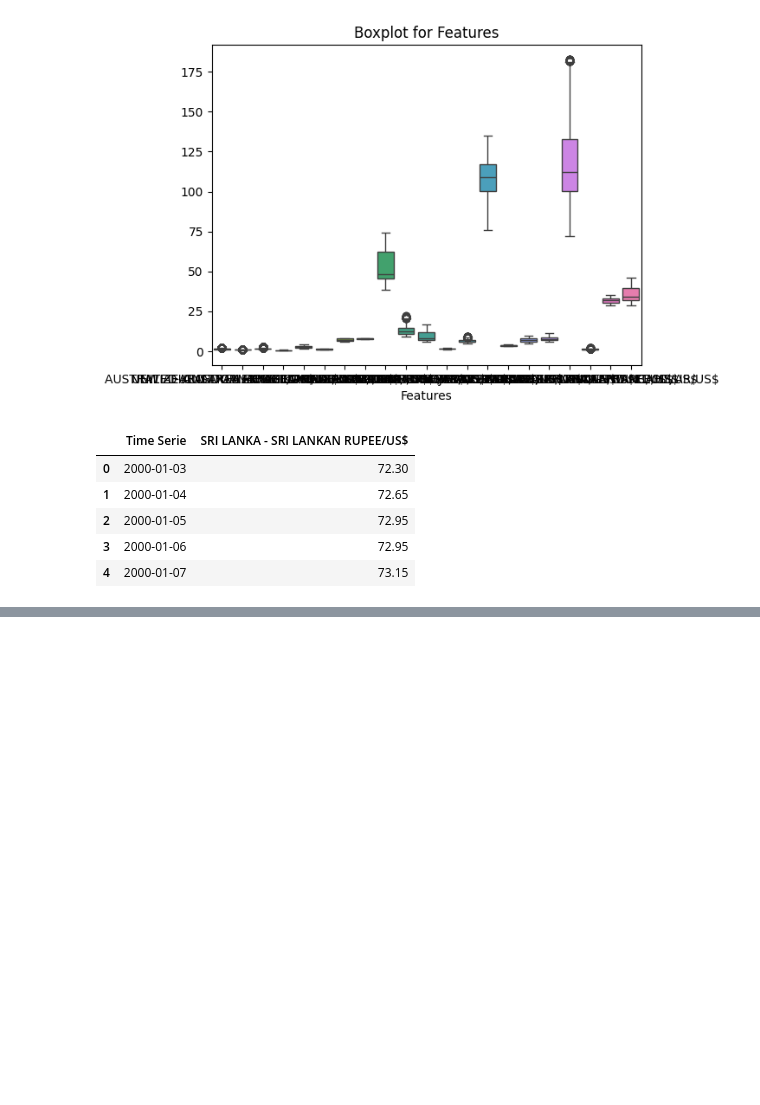
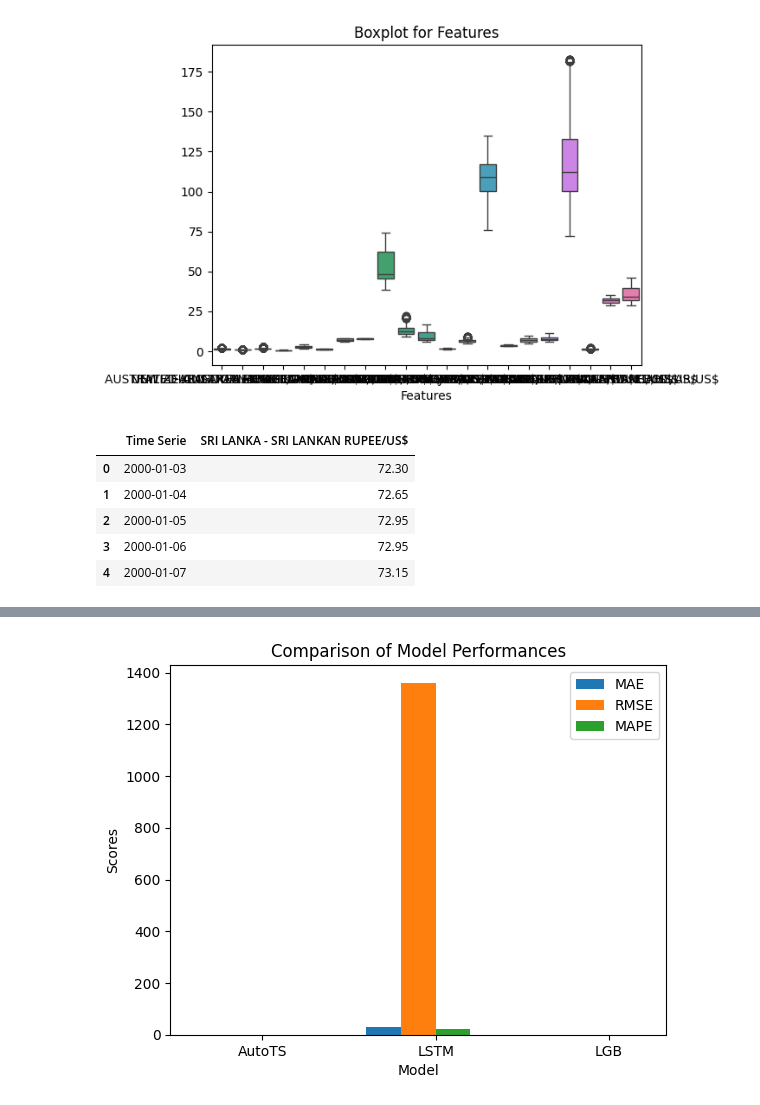
Before and after one commit to bulela00/Forex_Currency_Prediction-repo, a Jupyter notebook: analysis.ipynb, the cells around one changed output, grey strips where cells are left out. Saved outputs shown, nothing was run; the diff lists cells and outputs as text; code cells hidden in the pictures; blank space fills up the shorter version.

```diff
--- a/analysis.ipynb
+++ b/analysis.ipynb
@@ -373,0 +520,19 @@ def model_selection_per_currency(df_selected, options, selected_option):
+# %%
+# Plot bars with appropriate spacing
+positions = np.arange(len(model_performance))
+bar_width = 0.2
+plt.bar(positions - 1.5 * bar_width, model_performance.loc[:,'MAE'], width=bar_width, label='MAE')
+plt.bar(positions - 0.5 * bar_width, model_performance.loc[:,'RMSE'], width=bar_width, label='RMSE')
+plt.bar(positions + 0.5 * bar_width, model_performance.loc[:,'MAPE'], width=bar_width, label='MAPE')
+
+# Adding labels and title
+plt.xlabel('Model')
+plt.ylabel('Scores')
+plt.title('Comparison of Model Performances')
+
+# Adding legend and xticks
+plt.legend()
+plt.xticks(positions, ['AutoTS', 'LSTM', 'LGB'])
+plt.show()
+# %% [output]
+[figure, added]
```
Also changed, not shown: parts of 10 cells of this notebook.
